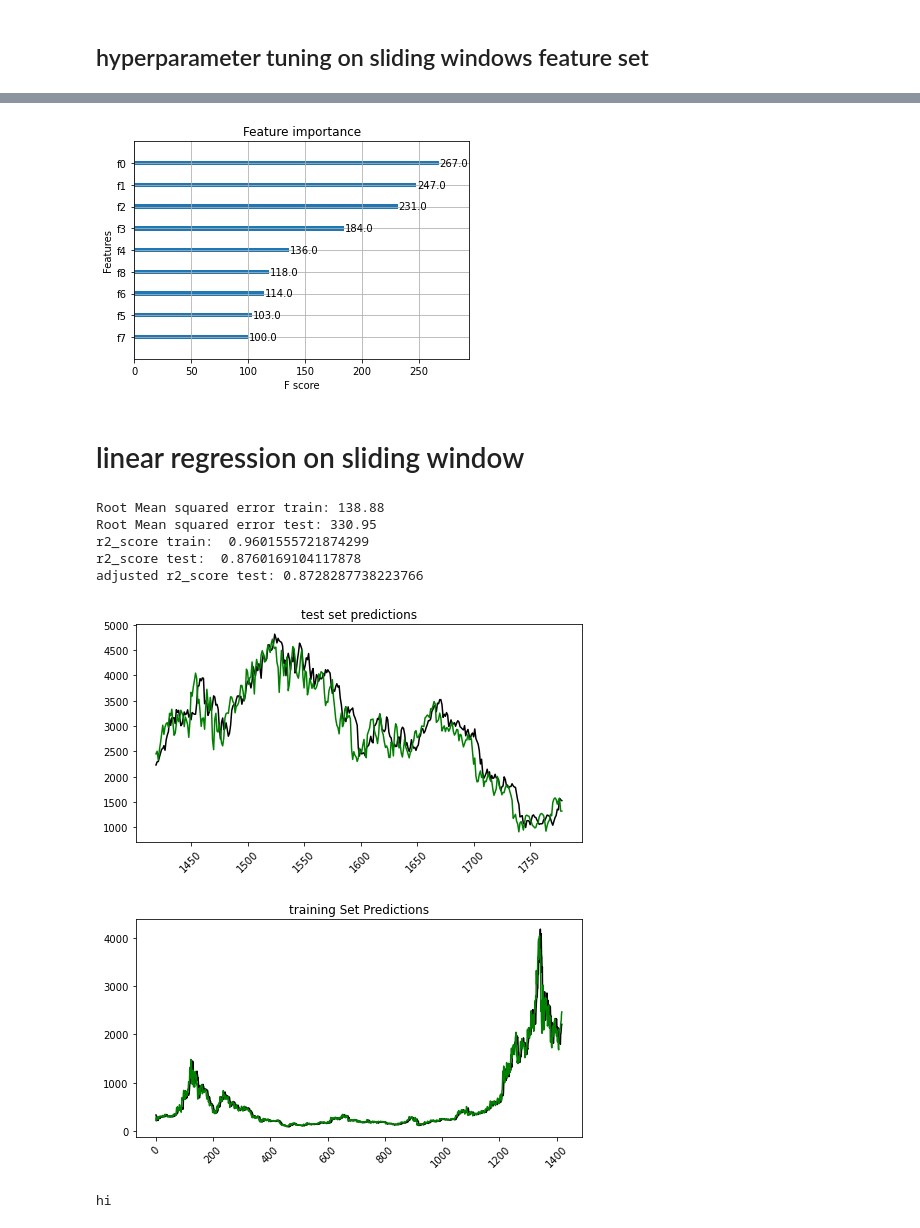
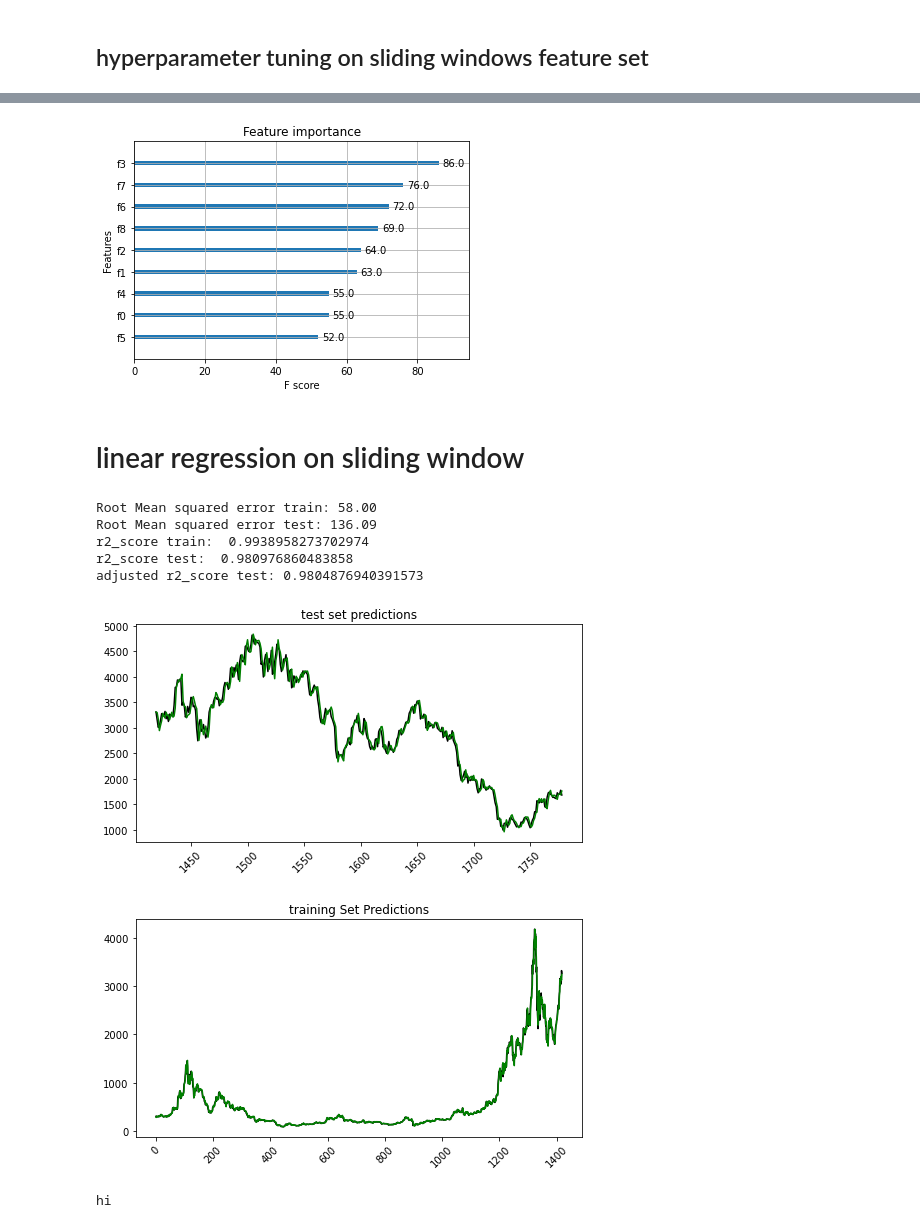
Before and after one commit to ValverdeDaniel/CryptoMachineLearning, a Jupyter notebook: Danny/crypto_base.ipynb, the cells around one changed output, grey strips where cells are left out. Saved outputs shown, nothing was run; the diff lists cells and outputs as text; code cells hidden in the pictures.

```diff
--- a/Danny/crypto_base.ipynb
+++ b/Danny/crypto_base.ipynb
@@ -251,8 +251,8 @@ sliding_df = pd.DataFrame(sliding_window)
 
 sliding_df = sliding_df.drop(columns=[1,2,3,4,5])
 display(sliding_df)
-y = sliding_df[0]
-X = sliding_df.drop(columns=[0])
+y = sliding_df[14]
+X = sliding_df.drop(columns=[14])
 X=scaler.fit_transform(X)
 # print('X')
 # display(X)
@@ -433,7 +433,7 @@ xgb.plot_importance(grid_search.best_estimator_)
 plt.rcParams['figure.figsize']=[16,10]
 plt.show()
 # %% [output]
-[figure, old version]
+[figure, new version]
 # %% [markdown]
 # linear regression on sliding window
 # %%
@@ -452,42 +452,42 @@ y_pred_train = regr.predict(X_train)
 
 print("Root Mean squared error train: %.2f" % math.sqrt(mean_squared_error(y_train, y_pred_train)))
 print("Root Mean squared error test: %.2f" % math.sqrt(mean_squared_error(y_test, y_pred_test)))
 
 print('r2_score train: ', r2_score(y_train, y_pred_train))
 print('r2_score test: ', r2_score(y_test, y_pred_test))
 print('adjusted r2_score test:', 1-(1-r2_score(y_test, y_pred_test))*((len(X_test)-1)/(len(X_test)-len(X_test[0])-1)))
 
 y_testc = pd.DataFrame(y_test)
 # print(y_check1)
 y_testc['pred_linear_reg']= y_pred_test
 # print(y_check1)
 figure(figsize=(8, 4))
-plt.plot(y_testc.index,y_testc[0], color = 'black')
+plt.plot(y_testc.index,y_testc[14], color = 'black')
 plt.plot(y_testc.index,y_testc['pred_linear_reg'], color = 'green')
 plt.xticks(rotation=45)
 plt.title('test set predictions')
 plt.show()
 
 
 y_trainc = pd.DataFrame(y_train)
 # print(y_check1)
 y_trainc['pred_linear_reg']= y_pred_train
 # print(y_check1)
 figure(figsize=(8, 4))
-plt.plot(y_trainc.index,y_trainc[0], color = 'black')
+plt.plot(y_trainc.index,y_trainc[14], color = 'black')
 plt.plot(y_trainc.index,y_trainc['pred_linear_reg'], color = 'green')
 plt.xticks(rotation=45)
 plt.title('training Set Predictions')
 
 plt.show()
 # %% [output]
-Root Mean squared error train: 138.88
-Root Mean squared error test: 330.95
-r2_score train:  0.9601555721874299
-r2_score test:  0.8760169104117878
-adjusted r2_score test: 0.8728287738223766
+Root Mean squared error train: 58.00
+Root Mean squared error test: 136.09
+r2_score train:  0.9938958273702974
+r2_score test:  0.980976860483858
+adjusted r2_score test: 0.9804876940391573
-[figure, old version]
+[figure, new version]
-[figure, old version]
+[figure, new version]
 # %%
 print('hi')
 # %% [output]
```
Also changed, not shown: parts of 5 cells of this notebook, 1 other file.
